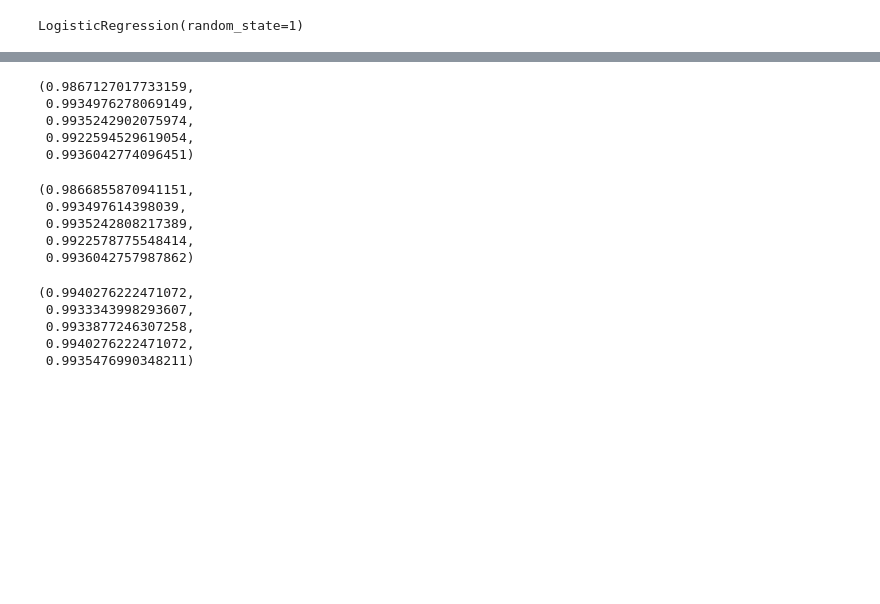
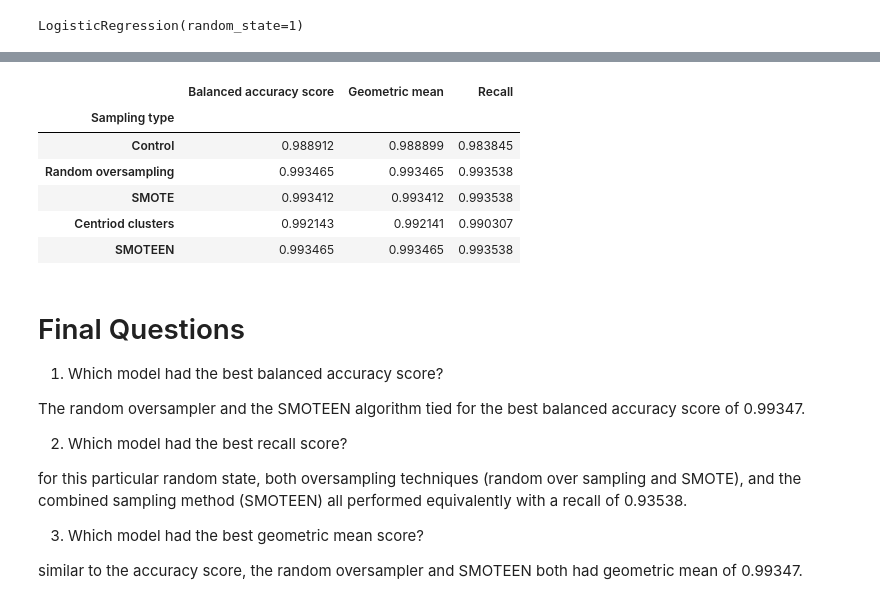
Before and after one commit to Epicosp/Fintech--Classification, a Jupyter notebook: credit_risk_resampling.ipynb, the cells around one changed output, grey strips where cells are left out. Cells and saved outputs as stored; diff of their text form; code cells hidden in the pictures; blank space fills up the shorter version.

Commit message:
answer questions and add some formatting

```diff
--- a/credit_risk_resampling.ipynb
+++ b/credit_risk_resampling.ipynb
@@ -246,12 +262,13 @@ Counter({0: 1869, 1: 1869})
 # %%
 # Train the Logistic Regression model using the resampled data
-model.fit(X_cc, y_cc)
+cc_model = LogisticRegression(solver='lbfgs', random_state=1)
+cc_model.fit(X_cc, y_cc)
 # %% [output]
 LogisticRegression(random_state=1)
 # %%
 # Calculate the balanced accuracy score
-y_pred = model.predict(X_test_scaled)
-cc_recall = recall_score(y_test, y_pred)
+y_pred = cc_model.predict(X_test_scaled)
+cc_recall = recall_score(y_test, y_pred, average='binary')
 cc_geo = geometric_mean_score(y_test, y_pred)
 cc_bas = balanced_accuracy_score(y_test, y_pred)
 cc_bas
@@ -297,12 +318,12 @@ Counter({0: 55544, 1: 55902})
 # %%
 # Train the Logistic Regression model using the resampled data
-model = LogisticRegression(solver='lbfgs', random_state=1)
-model.fit(X_smoteen, y_smoteen)
+smoteen_model = LogisticRegression(solver='lbfgs', random_state=1)
+smoteen_model.fit(X_smoteen, y_smoteen)
 # %% [output]
 LogisticRegression(random_state=1)
 # %%
 # Calculate the balanced accuracy score
-y_pred = model.predict(X_test_scaled)
+y_pred = smoteen_model.predict(X_test_scaled)
 smoteen_recall = recall_score(y_test, y_pred)
 smoteen_geo = geometric_mean_score(y_test, y_pred)
 smoteen_bas = balanced_accuracy_score(y_test, y_pred)
@@ -342,24 +353,34 @@ avg / total       0.99      0.99      0.99      0.99      0.99      0.99     193
-# %%
-slr_bas, ros_bas, smote_bas, cc_bas, smoteen_bas
-# %% [output]
-(0.9867127017733159,
- 0.9934976278069149,
- 0.9935242902075974,
- 0.9922594529619054,
- 0.9936042774096451)
-# %%
-slr_geo,ros_geo,smote_geo,cc_geo,smoteen_geo
-# %% [output]
-(0.9866855870941151,
- 0.993497614398039,
- 0.9935242808217389,
- 0.9922578775548414,
- 0.9936042757987862)
-# %%
-slr_recall,ros_recall,smote_recall,cc_recall,smoteen_recall
-# %% [output]
-(0.9940276222471072,
- 0.9933343998293607,
- 0.9933877246307258,
- 0.9940276222471072,
- 0.9935476990348211)
+# %%
+# collect metric data from each model
+balanced_accurcy_scores = pd.Series([slr_bas, ros_bas, smote_bas, cc_bas, smoteen_bas])
+geometrics_means = pd.Series([slr_geo,ros_geo,smote_geo,cc_geo,smoteen_geo])
+recalls = pd.Series([slr_recall,ros_recall,smote_recall,cc_recall,smoteen_recall])
+index = pd.Series(['Control','Random oversampling', 'SMOTE', 'Centriod clusters', 'SMOTEEN' ])
+
+# create dataframe for the each model metric
+scores = pd.DataFrame([balanced_accurcy_scores, geometrics_means, recalls, index]).T
+scores = scores.rename(columns={0:'Balanced accuracy score', 1:'Geometric mean', 2:'Recall', 3:'Sampling type'})
+scores = scores.set_index(['Sampling type'])
+scores
+# %% [output]
+|  | Balanced accuracy score | Geometric mean | Recall |
+| Sampling type |  |  |  |
+| Control | 0.988912 | 0.988899 | 0.983845 |
+| Random oversampling | 0.993465 | 0.993465 | 0.993538 |
+| SMOTE | 0.993412 | 0.993412 | 0.993538 |
+| Centriod clusters | 0.992143 | 0.992141 | 0.990307 |
+| SMOTEEN | 0.993465 | 0.993465 | 0.993538 |
+# %% [markdown]
+# Final Questions
+
+1. Which model had the best balanced accuracy score?
+
+The random oversampler and the SMOTEEN algorithm tied for the best balanced accuracy score of 0.99347.
+
+2. Which model had the best recall score?
+
+for this particular random state, both oversampling techniques (random over sampling and SMOTE), and the combined sampling method (SMOTEEN) all performed equivalently with a recall of 0.93538.
+
+3. Which model had the best geometric mean score?
+
+similar to the accuracy score, the random oversampler and SMOTEEN both had geometric mean of 0.99347.
```
Also changed, not shown: parts of 31 cells of this notebook.
